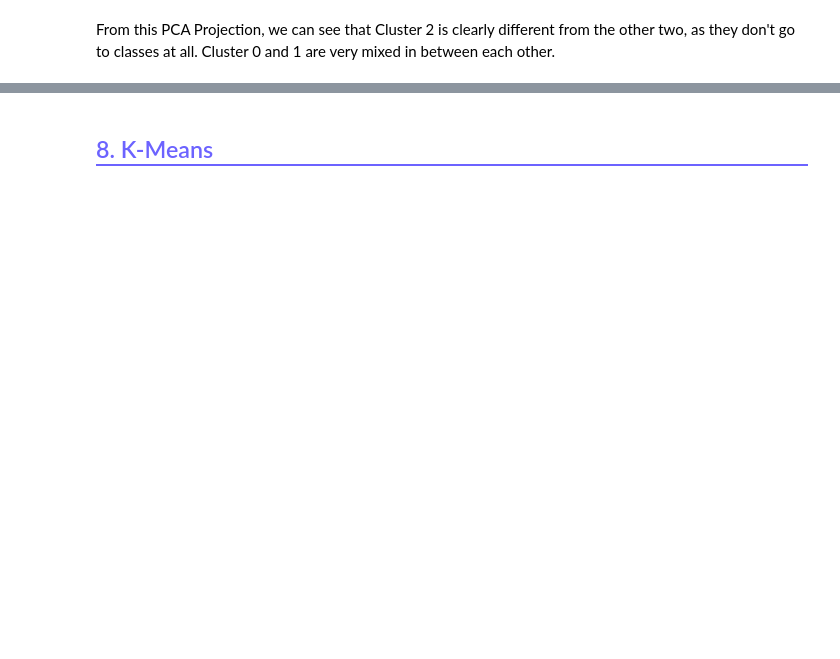
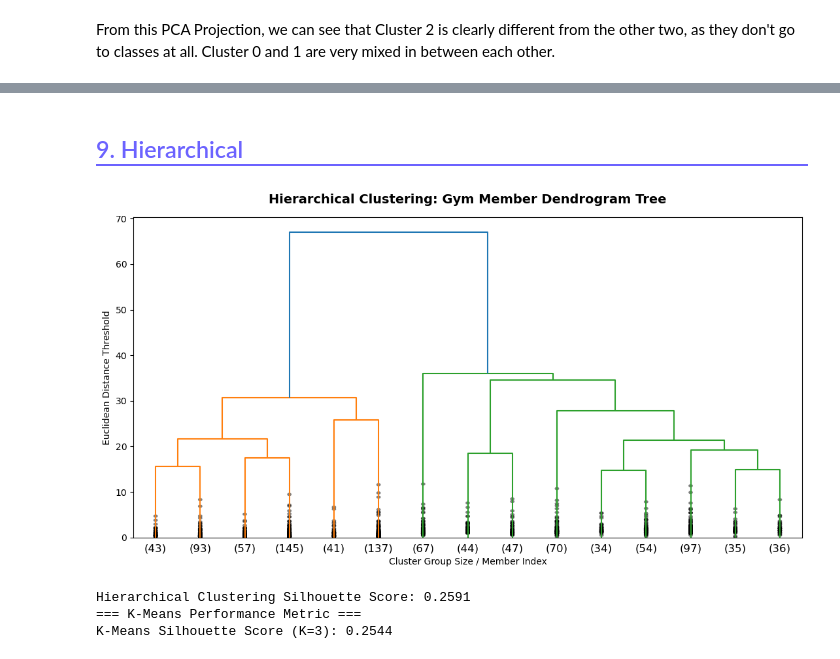
Before and after one commit to DiogoCapelaGoncalves/GymClusterML2, a Jupyter notebook: 02_modeling.ipynb, the cells around one changed output, grey strips where cells are left out. Cells and saved outputs as stored; diff of their text form; code cells hidden in the pictures; blank space fills up the shorter version.

```diff
--- a/02_modeling.ipynb
+++ b/02_modeling.ipynb
@@ -206,2 +221,43 @@ FileNotFoundError: [Errno 2] No such file or directory: 'your_gym_analysis_datas
 # %% [markdown]
-<h2 id = "imports" style="color:#6c63ff; border-bottom:2px solid #6c63ff; padding-bottom:5px;">8. K-Means</h2>
+<h2 id = "imports" style="color:#6c63ff; border-bottom:2px solid #6c63ff; padding-bottom:5px;">9. Hierarchical</h2>
+# %%
+from scipy.cluster.hierarchy import dendrogram, linkage
+# 2. Compute the linkage matrix using Ward's method
+# (Ward's method minimizes the variance within the clusters as they merge)
+linked = linkage(df_scaled, method="ward")
+
+# 3. Plot the Dendrogram Tree
+plt.figure(figsize=(11, 6))
+dendrogram(
+    linked,
+    truncate_mode="lastp",
+    p=15,  # Collapses the tree to show just the final 15 main branch merges
+    show_contracted=True,
+)
+
+plt.title("Hierarchical Clustering: Gym Member Dendrogram Tree", weight="bold", fontsize=14, pad=15)
+plt.xlabel("Cluster Group Size / Member Index")
+plt.ylabel("Euclidean Distance Threshold")
+plt.tight_layout()
+plt.show()
+# %% [output]
+[figure, added]
+# %%
+from sklearn.cluster import AgglomerativeClustering
+from sklearn.metrics import silhouette_score
+
+# 1. Initialize and fit the 3-cluster model on your scaled data
+hierarchical = AgglomerativeClustering(n_clusters=3, metric="euclidean", linkage="ward")
+hc_labels = hierarchical.fit_predict(df_scaled)
+
+# 2. Check the mathematical strength of this model
+hc_silhouette = silhouette_score(df_scaled, hc_labels)
+print(f"Hierarchical Clustering Silhouette Score: {hc_silhouette:.4f}")
+km_silhouette = silhouette_score(df_scaled, winning_labels)
+
+print("=== K-Means Performance Metric ===")
+print(f"K-Means Silhouette Score (K=3): {km_silhouette:.4f}")
+# %% [output]
+Hierarchical Clustering Silhouette Score: 0.2591
+=== K-Means Performance Metric ===
+K-Means Silhouette Score (K=3): 0.2544
```
Also changed, not shown: parts of 3 cells of this notebook.
